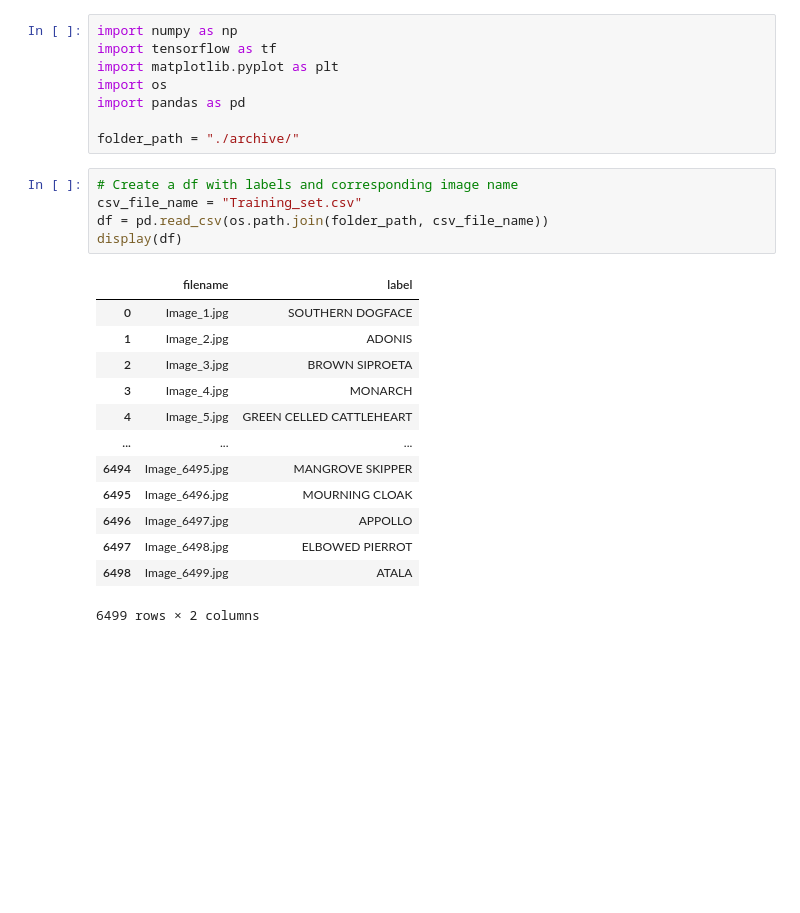
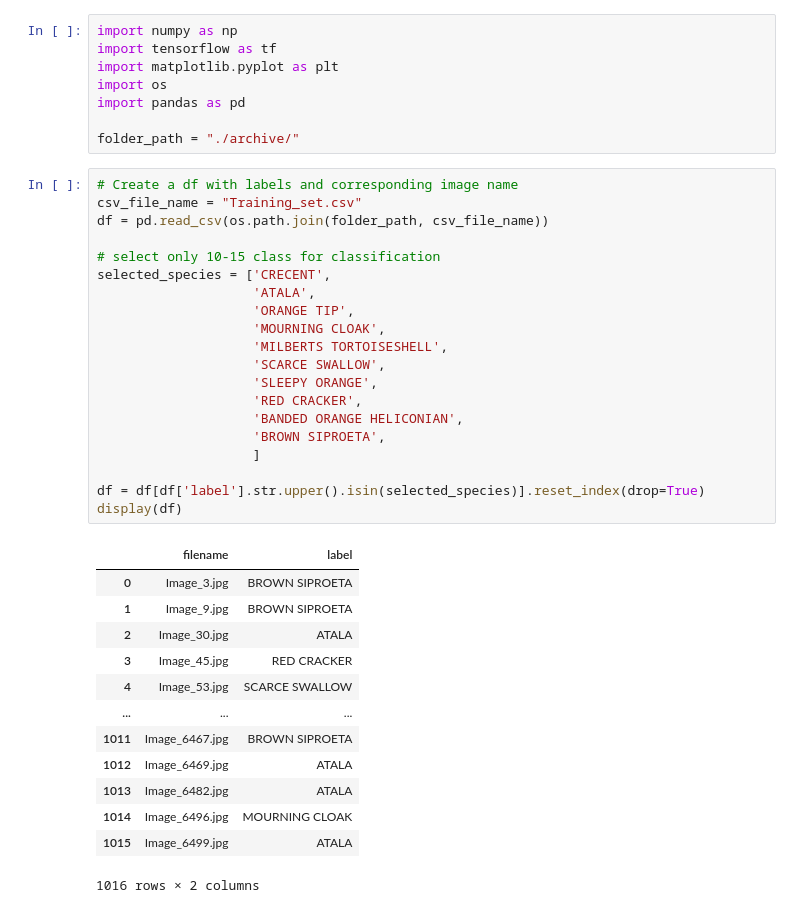
Before and after one commit to Stefano-Bozzi/LepidopterAI, a Jupyter notebook: Data_collection_and_manipulation.ipynb, the cells around one changed output. Drawn from its saved outputs; the diff is of its cells as text; blank space fills up the shorter version.

```diff
--- a/Data_collection_and_manipulation.ipynb
+++ b/Data_collection_and_manipulation.ipynb
@@ -11,22 +11,37 @@ folder_path = "./archive/"
 # %%
 # Create a df with labels and corresponding image name
 csv_file_name = "Training_set.csv"
 df = pd.read_csv(os.path.join(folder_path, csv_file_name))
+
+# select only 10-15 class for classification
+selected_species = ['CRECENT',
+                    'ATALA',
+                    'ORANGE TIP',
+                    'MOURNING CLOAK',
+                    'MILBERTS TORTOISESHELL',
+                    'SCARCE SWALLOW',
+                    'SLEEPY ORANGE',
+                    'RED CRACKER',
+                    'BANDED ORANGE HELICONIAN',
+                    'BROWN SIPROETA',
+                    ]
+
+df = df[df['label'].str.upper().isin(selected_species)].reset_index(drop=True)
 display(df)
 # %% [output]
 |  | filename | label |
-| 0 | Image_1.jpg | SOUTHERN DOGFACE |
-| 1 | Image_2.jpg | ADONIS |
-| 2 | Image_3.jpg | BROWN SIPROETA |
-| 3 | Image_4.jpg | MONARCH |
-| 4 | Image_5.jpg | GREEN CELLED CATTLEHEART |
+| 0 | Image_3.jpg | BROWN SIPROETA |
+| 1 | Image_9.jpg | BROWN SIPROETA |
+| 2 | Image_30.jpg | ATALA |
+| 3 | Image_45.jpg | RED CRACKER |
+| 4 | Image_53.jpg | SCARCE SWALLOW |
 | ... | ... | ... |
-| 6494 | Image_6495.jpg | MANGROVE SKIPPER |
-| 6495 | Image_6496.jpg | MOURNING CLOAK |
-| 6496 | Image_6497.jpg | APPOLLO |
-| 6497 | Image_6498.jpg | ELBOWED PIERROT |
-| 6498 | Image_6499.jpg | ATALA |
+| 1011 | Image_6467.jpg | BROWN SIPROETA |
+| 1012 | Image_6469.jpg | ATALA |
+| 1013 | Image_6482.jpg | ATALA |
+| 1014 | Image_6496.jpg | MOURNING CLOAK |
+| 1015 | Image_6499.jpg | ATALA |
-6499 rows × 2 columns
+1016 rows × 2 columns
 # %%
 # Check if the image format is valid and verify if TensorFlow can load the image, otherwise mark it as invalid.
 
```
Also changed, not shown: parts of 4 cells of this notebook.
